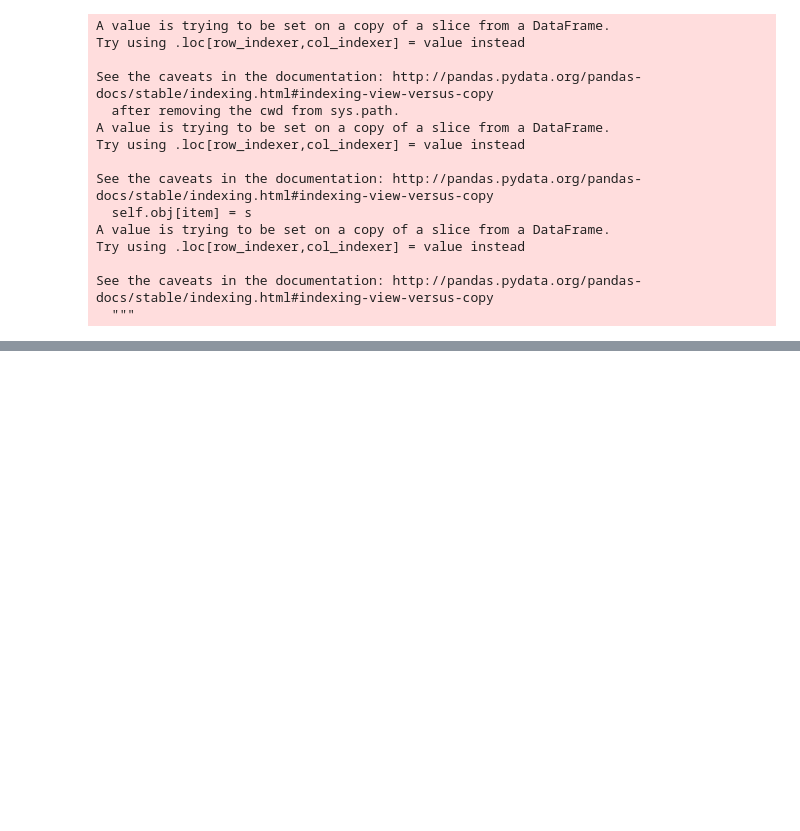
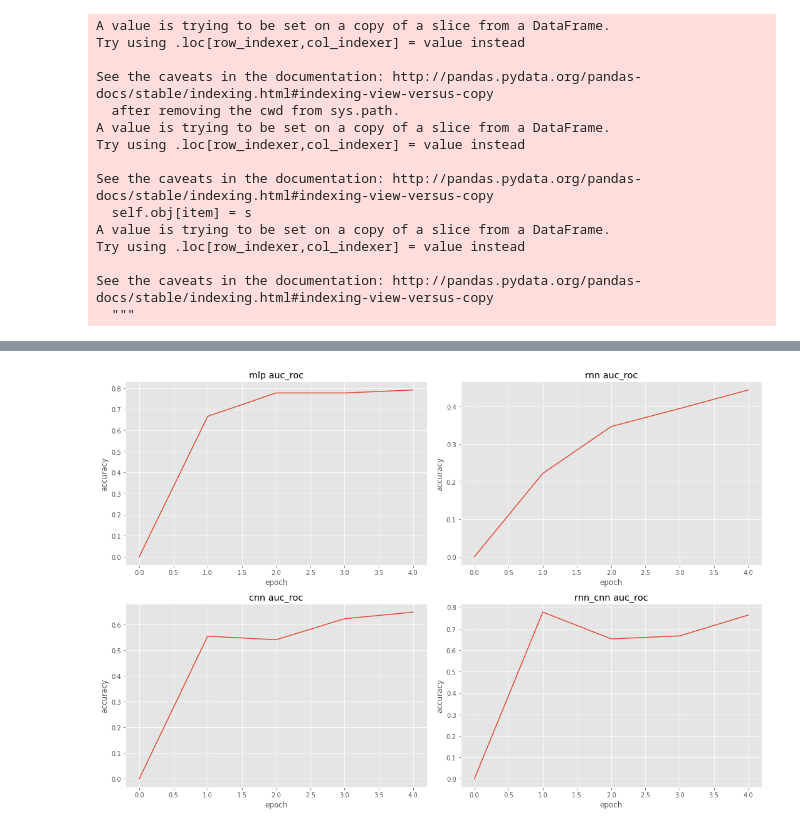
Before and after one commit to yiaktan/NLP-Stock-Prediction, a Jupyter notebook: Data Collection & PreProcessing.ipynb, the cells around one changed output, grey strips where cells are left out. Saved outputs shown, nothing was run; the diff lists cells and outputs as text; code cells hidden in the pictures; blank space fills up the shorter version.

```diff
--- a/Data Collection & PreProcessing.ipynb
+++ b/Data Collection & PreProcessing.ipynb
@@ -690,0 +722,4 @@ plt.show()
+# %%
+plot_metrics(model_dict,'auc_roc')
+# %% [output]
+[figure, added]
```
Also changed, not shown: parts of 18 cells of this notebook.
